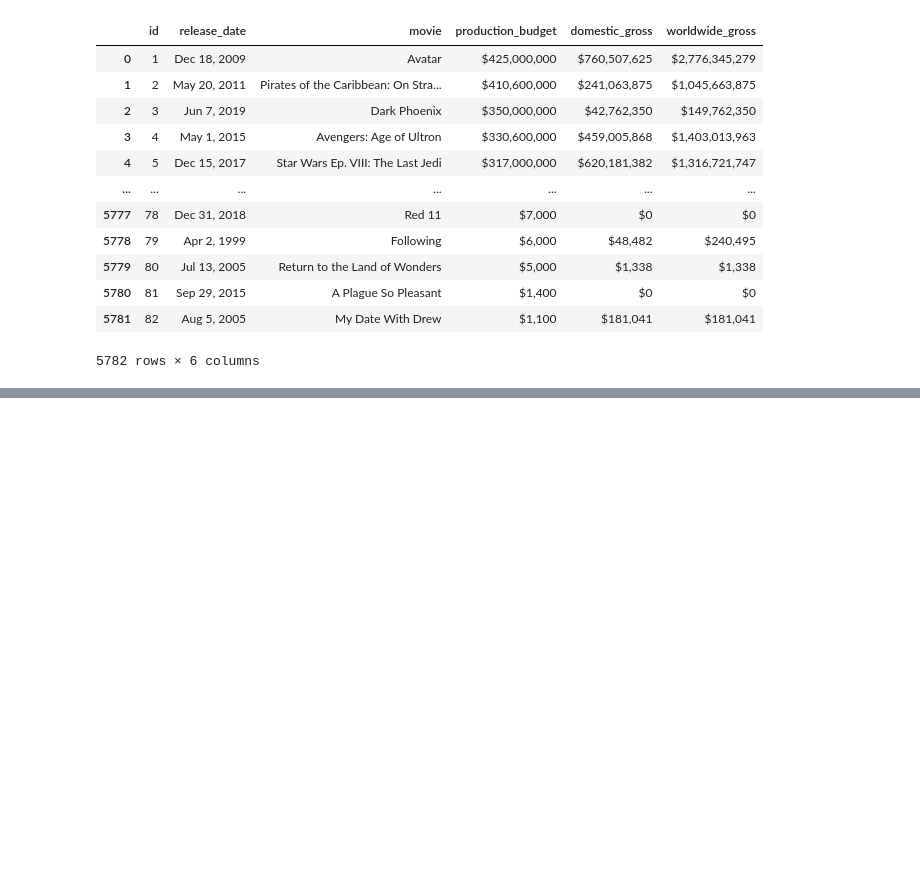
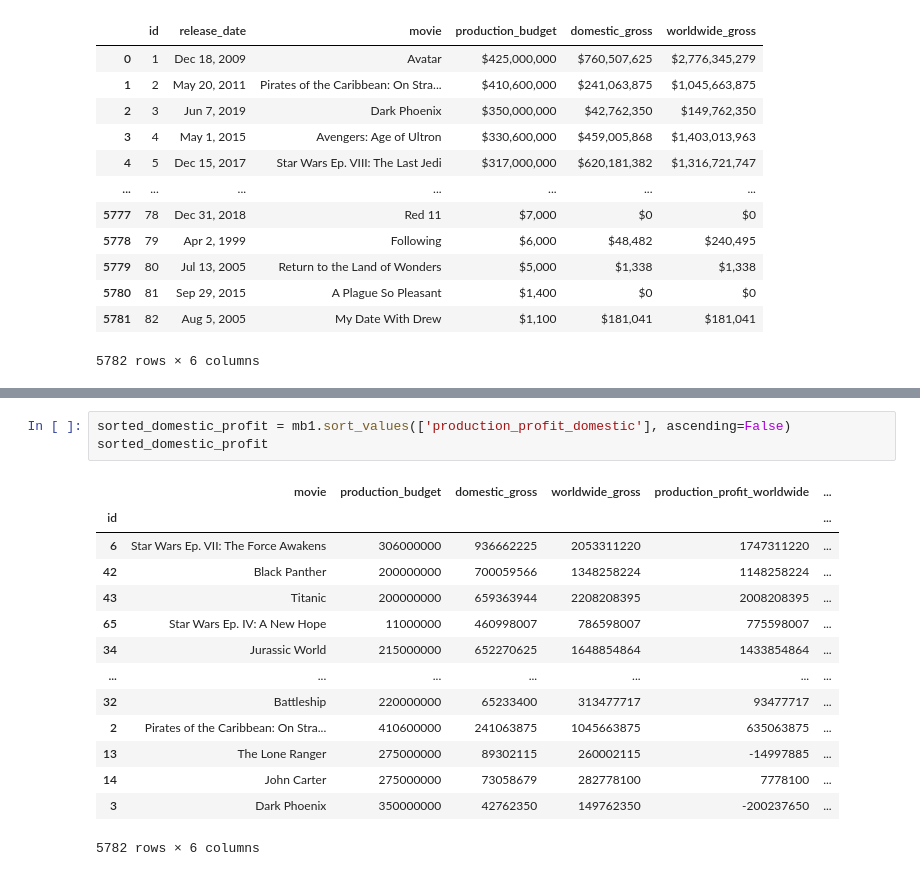
Before and after one commit to zhyde23/Microsoft-Movies-Project, a Jupyter notebook: Movie_Budget.ipynb, the cells around one changed output, grey strips where cells are left out. Drawn from its saved outputs; the diff is of its cells as text; blank space fills up the shorter version.

```diff
--- a/Movie_Budget.ipynb
+++ b/Movie_Budget.ipynb
@@ -181,0 +227,18 @@ movie_budget.head()
+# %%
+sorted_domestic_profit = mb1.sort_values(['production_profit_domestic'], ascending=False)
+sorted_domestic_profit
+# %% [output]
+|  | movie | production_budget | domestic_gross | worldwide_gross | production_profit_worldwide | ... |
+| id |  |  |  |  |  | ... |
+| 6 | Star Wars Ep. VII: The Force Awakens | 306000000 | 936662225 | 2053311220 | 1747311220 | ... |
+| 42 | Black Panther | 200000000 | 700059566 | 1348258224 | 1148258224 | ... |
+| 43 | Titanic | 200000000 | 659363944 | 2208208395 | 2008208395 | ... |
+| 65 | Star Wars Ep. IV: A New Hope | 11000000 | 460998007 | 786598007 | 775598007 | ... |
+| 34 | Jurassic World | 215000000 | 652270625 | 1648854864 | 1433854864 | ... |
+| ... | ... | ... | ... | ... | ... | ... |
+| 32 | Battleship | 220000000 | 65233400 | 313477717 | 93477717 | ... |
+| 2 | Pirates of the Caribbean: On Stra... | 410600000 | 241063875 | 1045663875 | 635063875 | ... |
+| 13 | The Lone Ranger | 275000000 | 89302115 | 260002115 | -14997885 | ... |
+| 14 | John Carter | 275000000 | 73058679 | 282778100 | 7778100 | ... |
+| 3 | Dark Phoenix | 350000000 | 42762350 | 149762350 | -200237650 | ... |
+5782 rows × 6 columns
```
Also changed, not shown: parts of 20 cells of this notebook, 25 other files.
